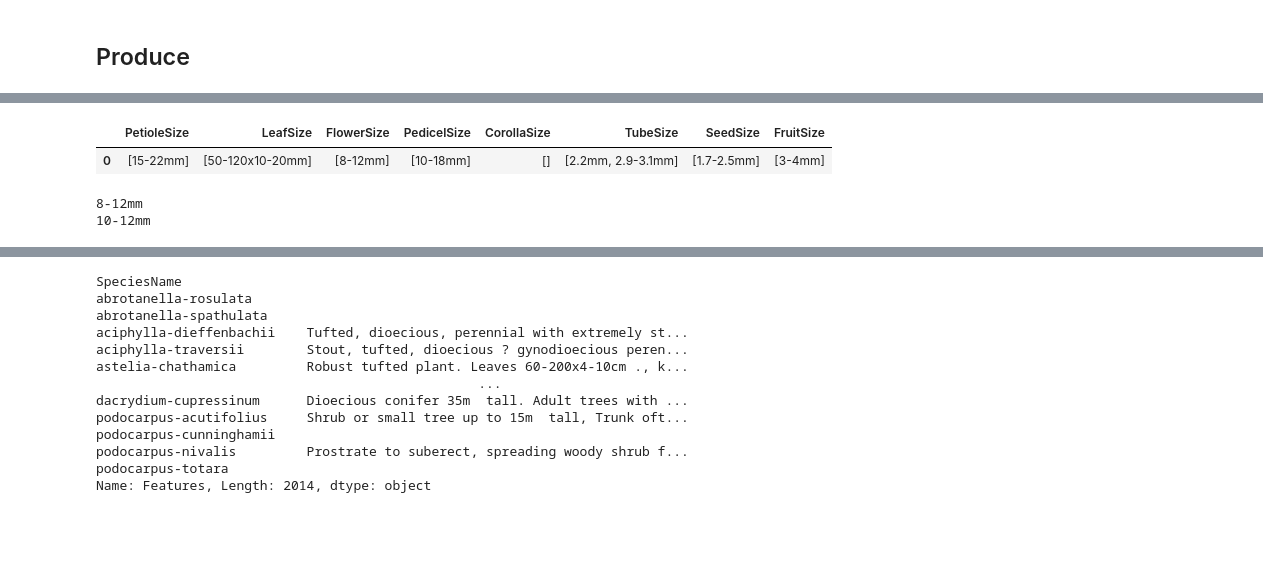
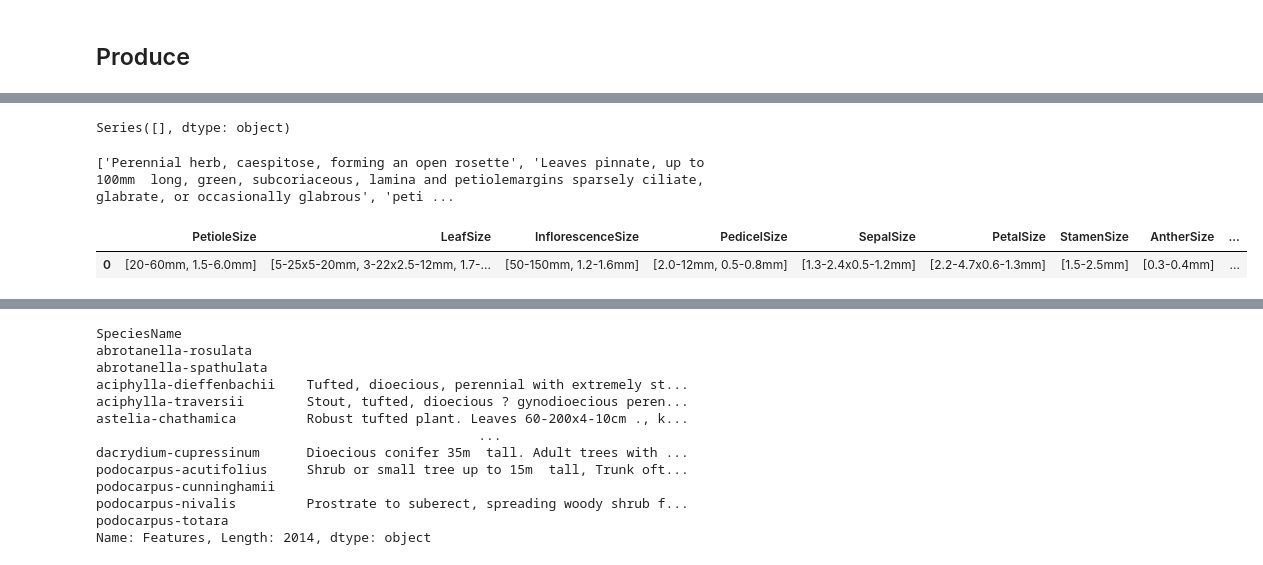
Before and after one commit to simone7monaco/newzeland-plants, a Jupyter notebook: Analysis.ipynb, the cells around one changed output, grey strips where cells are left out. Drawn from its saved outputs; the diff is of its cells as text; code cells hidden in the pictures; blank space fills up the shorter version.

```diff
--- a/Analysis.ipynb
+++ b/Analysis.ipynb
@@ -11,7 +11,7 @@ species['Features'] = species['Features'].fillna('')
 # %% [markdown]
 ## Produce
 # %%
-extra_features_df = pd.read_excel("Words before and after traits_v1.xlsx", sheet_name="Words", skiprows=1)
+extra_features_df = pd.read_excel("Words before and after traits_v2.xlsx", sheet_name="Words", skiprows=1)
 extra_features_df = extra_features_df[:extra_features_df[extra_features_df.Stature.eq('Following words')].index[0]].applymap(lambda s:s.lower() if type(s) == str else s)
 
 extra_features = extra_features_df.to_dict('list')
@@ -124,14 +137,43 @@ def extract_features(i, feats:list, wordmeasure_distance=100): # TODO: automatic
 			# primary features, if key is in petiole, anther, pedicel, calix
 	return pd.Series(features)
+# %%
+def string_preprocessing(s):
+	s = s.replace('\xa0', ' ').replace('×', 'x').replace('–', '-') # remove non-breaking space and replace multiplication sign with x
+	s = re.sub(fr'-?\(-?{number}-?\)-?', '', s) # remove all parentesis surrounding a number (e.g. (-1.5))
+	s = s.replace('--', '-').replace('-.', '-').replace('..', '.')
+	s = s.replace('(', '').replace(')', '')
+	s = re.sub(r'\s(c|ca|o)\.', ' foo ', s) # remove all ' c.'
+	s = re.sub(r'\s+(?=[cmd]?m)', '', s) # remove all spaces before measures (mm, cm, dm, m, these strings only if padded by a space)
+	s = re.sub(r'\s*-\s*', '-', s) # remove spaces around hyphens
+	s = re.sub(r'(?<=\d)\s*\.(?=\d)', '.', s) # remove spaces before dot if followed and preceded by a number
+	s = re.sub(r'(?<=\s)\.(?=\d)', '0.', s) # add a 0 before a dot if it is preceded by a space and a "not number" and followed by a number (e.g. foo .5 --> foo 0.5)
+	s = re.sub(r'(?<=[\dm])\s*x\s*(?=\d+)', 'x', s) # remove spaces around x in formulas
+	s = re.sub(rf'(;\s*)({full_regex})', r' \2', s) # point to any ';' preceding a measure (full_regex) and remove it, without removing the measure
+	# now all measures are supposed to have no spaces between number and unit and spaces around them
+
+	s = re.sub(rf'(?<=\d{unit})(\s*long,?\s*)(?={number}{unit})', r'x', s) # remove any 'long' after a measure ("2 mm long X 3 mm wide" --> "2 mm x 3 mm wide")
+	s = re.sub(rf'(?<=\d)([m|c|d]m|m(?!m))(?!x)', r'\1 ', s) # fix situation in which a measure is not followed by a space, in the case, add that space
+	s = re.sub(r'(?<![\d\sx\.-])(\d)', r' \1', s) # fix the situation in which a measure (the whole number and measure) is not preceded by a space. In the case, add a space before the measure
+	s = re.sub(rf'(?<=\s)-(?=\d)', '', s) # remove '-' at the beginning of a measure (e.g. -1.5 --> 1.5)
+	s = re.sub(r'(?<=\d\.\d+)(\.\d?)', '', s) # fix the error in which there is a doubled dot in a number (e.g. 1.5.2), in the case, remove the second dot and the eventual numbers after it
+	s = re.sub(r'(?<=[a-ln-z])-(?=\d)', ' ', s) # remove all '-' preceded by a letter (different from m) and followed by a number (e.g. to-250mm --> to 250mm)
+	s = re.sub(r'(?<![a-z])(l|I)(?=[\s\.-]|\d)', '1', s) # replace all 'l' or "I" characters which should be '1' (e.g. l.5 --> 1.5). This should be followed by a space, a dot, a hyphen, or a number and not preceded by a letter
+	s = re.sub('|'.join(words_to_remove), '', s, flags=re.IGNORECASE) # remove words to remove
+	return s
+
+features = species.Features.apply(string_preprocessing).str.split(r'(?<!\sc)[.;]\s|;').reset_index().apply(lambda x: extract_features(x.SpeciesName, x.Features), axis=1)
+features = features.applymap(lambda x: '; '.join(x) if not isinstance(x, float) else x)
+features.index = species.index
+# %%
+extract_features('', 'Primary bracts up to 50mmx6mm  wide, variable')
+# %% [output]
+Series([], dtype: object)
 # %%
-sp = 'olearia-ilicifolia'
-species[species.index.get_loc(sp): species.index.get_loc(sp) +1].Features.apply(string_preprocessing).str.split(r'(?<!\sc)[.;]\s|;').reset_index().apply(lambda x: extract_features(x.SpeciesName, x.Features), axis=1)
+sp = 'cardamine-subcarnosa'
+ft = species.iloc[species.index.get_loc(sp):species.index.get_loc(sp)+1].Features
+print(ft.apply(string_preprocessing).str.split(r'(?<!\sc)[.;]\s|;')[0])
+ft.apply(string_preprocessing).str.split(r'(?<!\sc)[.;]\s|;').reset_index().apply(lambda x: extract_features(x.SpeciesName, x.Features), axis=1)
 # %% [output]
+['Perennial herb, caespitose, forming an open rosette', 'Leaves pinnate, up to 100mm  long, green, subcoriaceous, lamina and petiolemargins sparsely ciliate, glabrate, or occasionally glabrous', 'peti ...
-|  | PetioleSize | LeafSize | FlowerSize | PedicelSize | CorollaSize | TubeSize | SeedSize | FruitSize |
-| 0 | [15-22mm] | [50-120x10-20mm] | [8-12mm] | [10-18mm] | [] | [2.2mm, 2.9-3.1mm] | [1.7-2.5mm] | [3-4mm] |
+|  | PetioleSize | LeafSize | InflorescenceSize | PedicelSize | SepalSize | PetalSize | StamenSize | AntherSize | ... |
+| 0 | [20-60mm, 1.5-6.0mm] | [5-25x5-20mm, 3-22x2.5-12mm, 1.7-... | [50-150mm, 1.2-1.6mm] | [2.0-12mm, 0.5-0.8mm] | [1.3-2.4x0.5-1.2mm] | [2.2-4.7x0.6-1.3mm] | [1.5-2.5mm] | [0.3-0.4mm] | ... |
-# %%
-for f in re.finditer(full_regex, 'Capitulum 8-12mm  long, 10-12mm  diameter'):
-	print(f.group())
-# %% [output]
-8-12mm
-10-12mm
```
Also changed, not shown: parts of 15 cells of this notebook, 7 other files.
